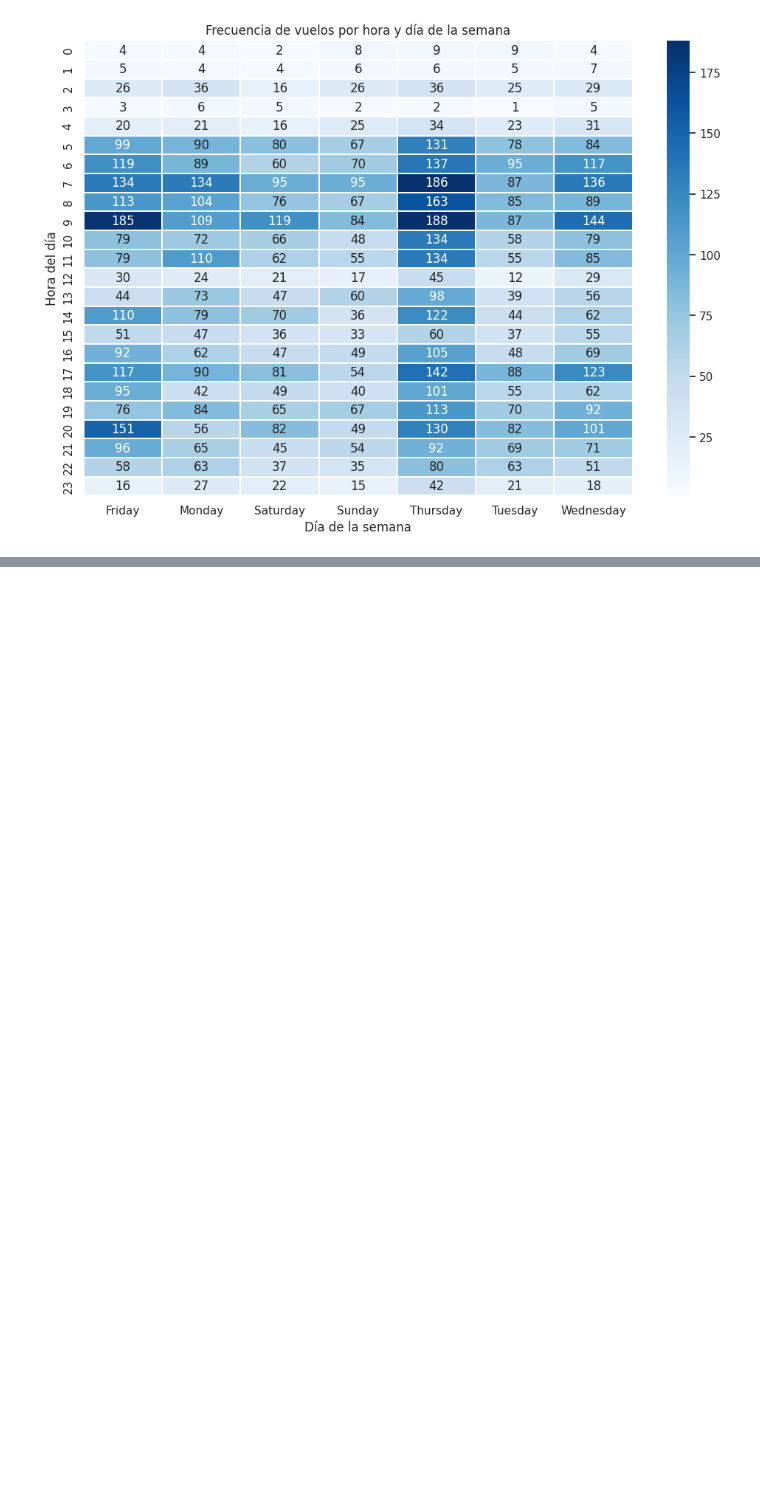
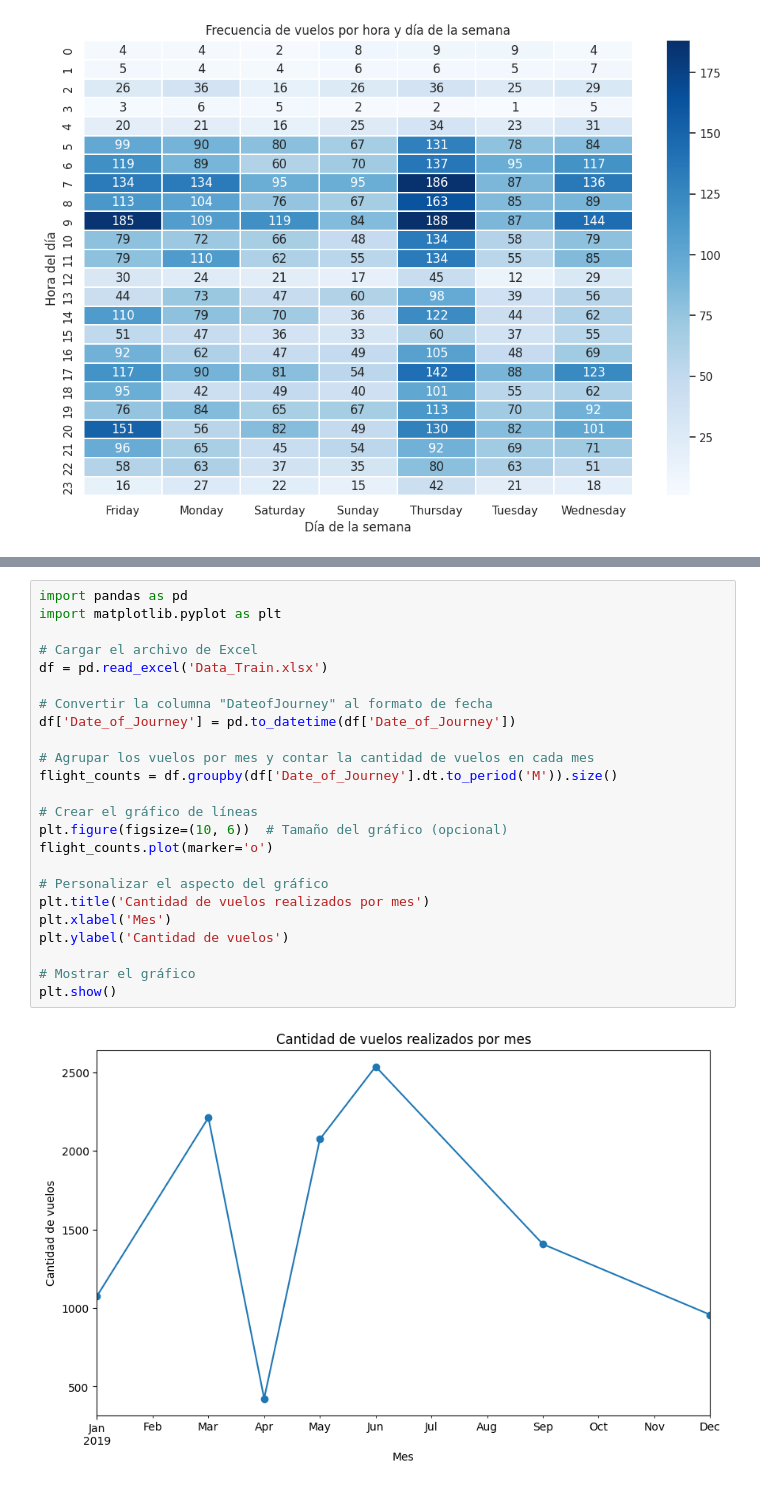
Before and after one commit to Lindapazw/python_data_science_plane_2019, a Jupyter notebook: Aerolinea.ipynb, the cells around one changed output, grey strips where cells are left out. Saved outputs shown, nothing was run; the diff lists cells and outputs as text; blank space fills up the shorter version.

```diff
--- a/Aerolinea.ipynb
+++ b/Aerolinea.ipynb
@@ -296,0 +338,26 @@ plt.show()
+# %%
+import pandas as pd
+import matplotlib.pyplot as plt
+
+# Cargar el archivo de Excel
+df = pd.read_excel('Data_Train.xlsx')
+
+# Convertir la columna "DateofJourney" al formato de fecha
+df['Date_of_Journey'] = pd.to_datetime(df['Date_of_Journey'])
+
+# Agrupar los vuelos por mes y contar la cantidad de vuelos en cada mes
+flight_counts = df.groupby(df['Date_of_Journey'].dt.to_period('M')).size()
+
+# Crear el gráfico de líneas
+plt.figure(figsize=(10, 6))  # Tamaño del gráfico (opcional)
+flight_counts.plot(marker='o')
+
+# Personalizar el aspecto del gráfico
+plt.title('Cantidad de vuelos realizados por mes')
+plt.xlabel('Mes')
+plt.ylabel('Cantidad de vuelos')
+
+# Mostrar el gráfico
+plt.show()
+# %% [output]
+[figure, added]
```
Also changed, not shown: parts of 8 cells of this notebook.
